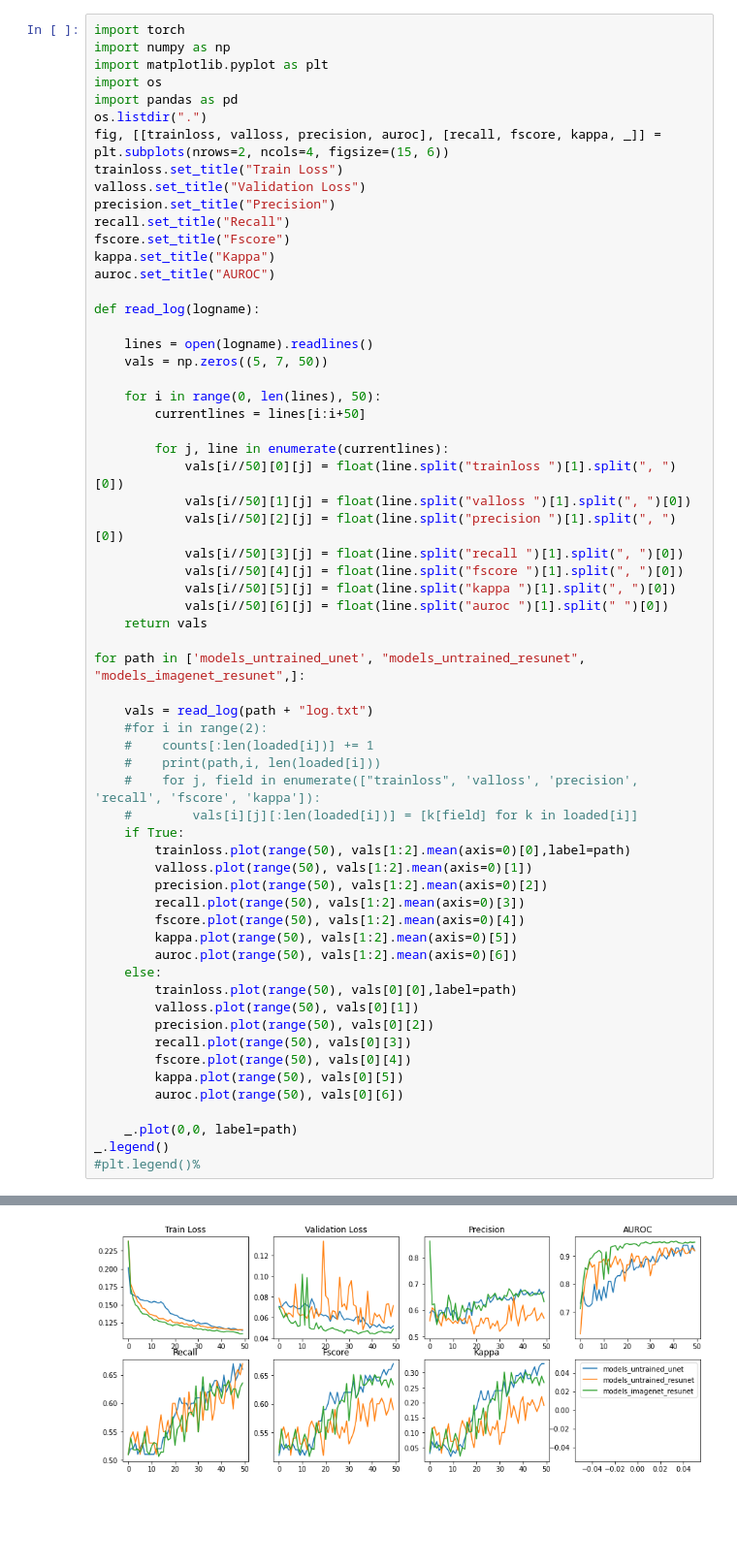
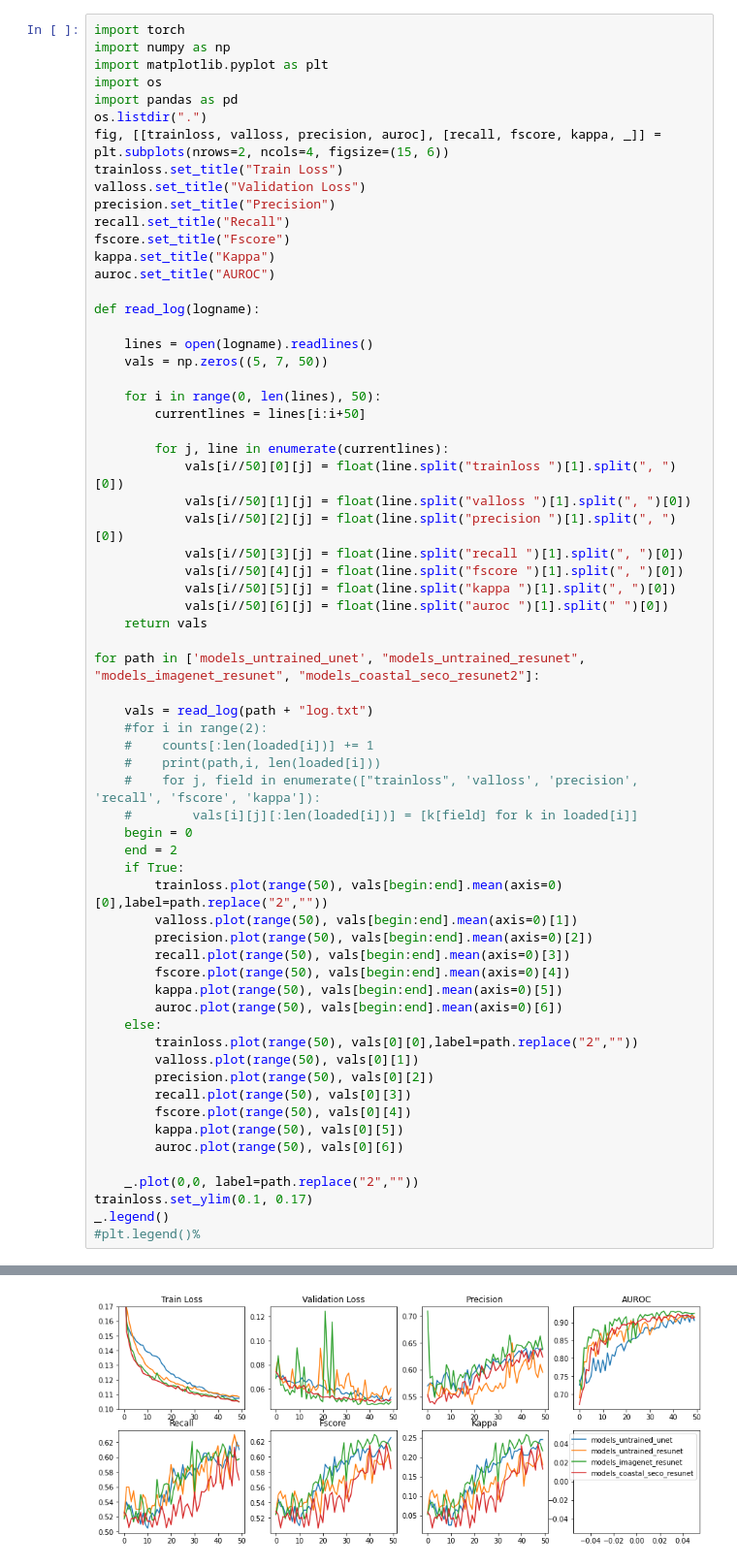
Before and after one commit to josauder/floatingobjects, a Jupyter notebook: Untitled.ipynb, the cells around one changed output, grey strips where cells are left out. Shown at 97% size. Drawn from its saved outputs; the diff is of its cells as text; blank space fills up the shorter version.

```diff
--- a/Untitled.ipynb
+++ b/Untitled.ipynb
@@ -25,41 +25,44 @@ def read_log(logname):
         for j, line in enumerate(currentlines):
             vals[i//50][0][j] = float(line.split("trainloss ")[1].split(", ")[0])
             vals[i//50][1][j] = float(line.split("valloss ")[1].split(", ")[0])
             vals[i//50][2][j] = float(line.split("precision ")[1].split(", ")[0])
             vals[i//50][3][j] = float(line.split("recall ")[1].split(", ")[0])
             vals[i//50][4][j] = float(line.split("fscore ")[1].split(", ")[0])
             vals[i//50][5][j] = float(line.split("kappa ")[1].split(", ")[0])
             vals[i//50][6][j] = float(line.split("auroc ")[1].split(" ")[0])
     return vals
 
-for path in ['models_untrained_unet', "models_untrained_resunet", "models_imagenet_resunet",]:
+for path in ['models_untrained_unet', "models_untrained_resunet", "models_imagenet_resunet", "models_coastal_seco_resunet2"]:
 
     vals = read_log(path + "log.txt")
     #for i in range(2):
     #    counts[:len(loaded[i])] += 1
     #    print(path,i, len(loaded[i]))
     #    for j, field in enumerate(["trainloss", 'valloss', 'precision', 'recall', 'fscore', 'kappa']):
     #        vals[i][j][:len(loaded[i])] = [k[field] for k in loaded[i]]
+    begin = 0
+    end = 2
     if True:
-        trainloss.plot(range(50), vals[1:2].mean(axis=0)[0],label=path)
-        valloss.plot(range(50), vals[1:2].mean(axis=0)[1])
-        precision.plot(range(50), vals[1:2].mean(axis=0)[2])
-        recall.plot(range(50), vals[1:2].mean(axis=0)[3])
-        fscore.plot(range(50), vals[1:2].mean(axis=0)[4])
-        kappa.plot(range(50), vals[1:2].mean(axis=0)[5])
-        auroc.plot(range(50), vals[1:2].mean(axis=0)[6])
+        trainloss.plot(range(50), vals[begin:end].mean(axis=0)[0],label=path.replace("2",""))
+        valloss.plot(range(50), vals[begin:end].mean(axis=0)[1])
+        precision.plot(range(50), vals[begin:end].mean(axis=0)[2])
+        recall.plot(range(50), vals[begin:end].mean(axis=0)[3])
+        fscore.plot(range(50), vals[begin:end].mean(axis=0)[4])
+        kappa.plot(range(50), vals[begin:end].mean(axis=0)[5])
+        auroc.plot(range(50), vals[begin:end].mean(axis=0)[6])
     else:
-        trainloss.plot(range(50), vals[0][0],label=path)
+        trainloss.plot(range(50), vals[0][0],label=path.replace("2",""))
         valloss.plot(range(50), vals[0][1])
         precision.plot(range(50), vals[0][2])
         recall.plot(range(50), vals[0][3])
         fscore.plot(range(50), vals[0][4])
         kappa.plot(range(50), vals[0][5])
         auroc.plot(range(50), vals[0][6])
 
-    _.plot(0,0, label=path)
+    _.plot(0,0, label=path.replace("2",""))
+trainloss.set_ylim(0.1, 0.17)
 _.legend()
 #plt.legend()%
 # %% [output]
 <matplotlib.legend.Legend at 0x...>
-[figure, old version]
+[figure, new version]
```
